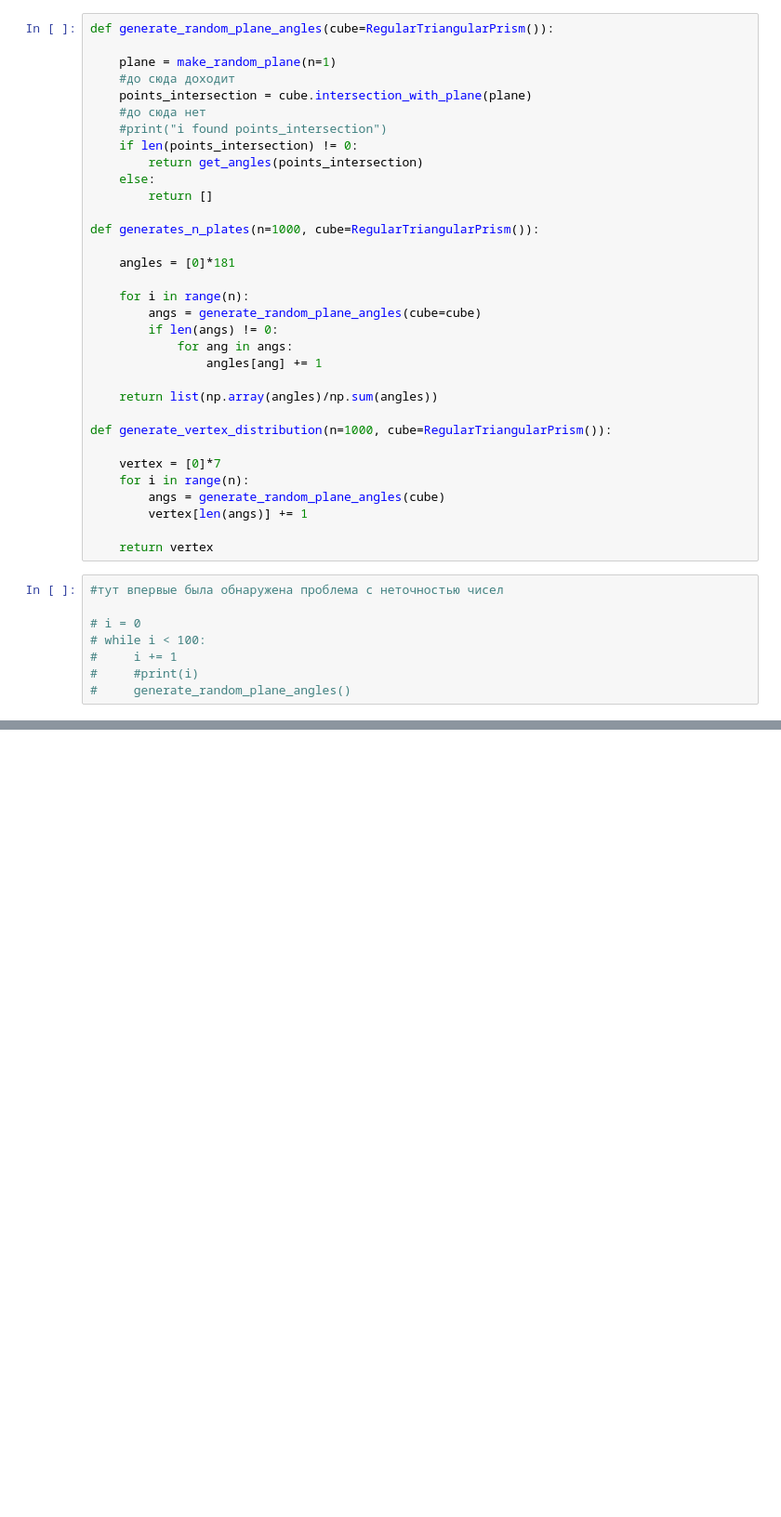
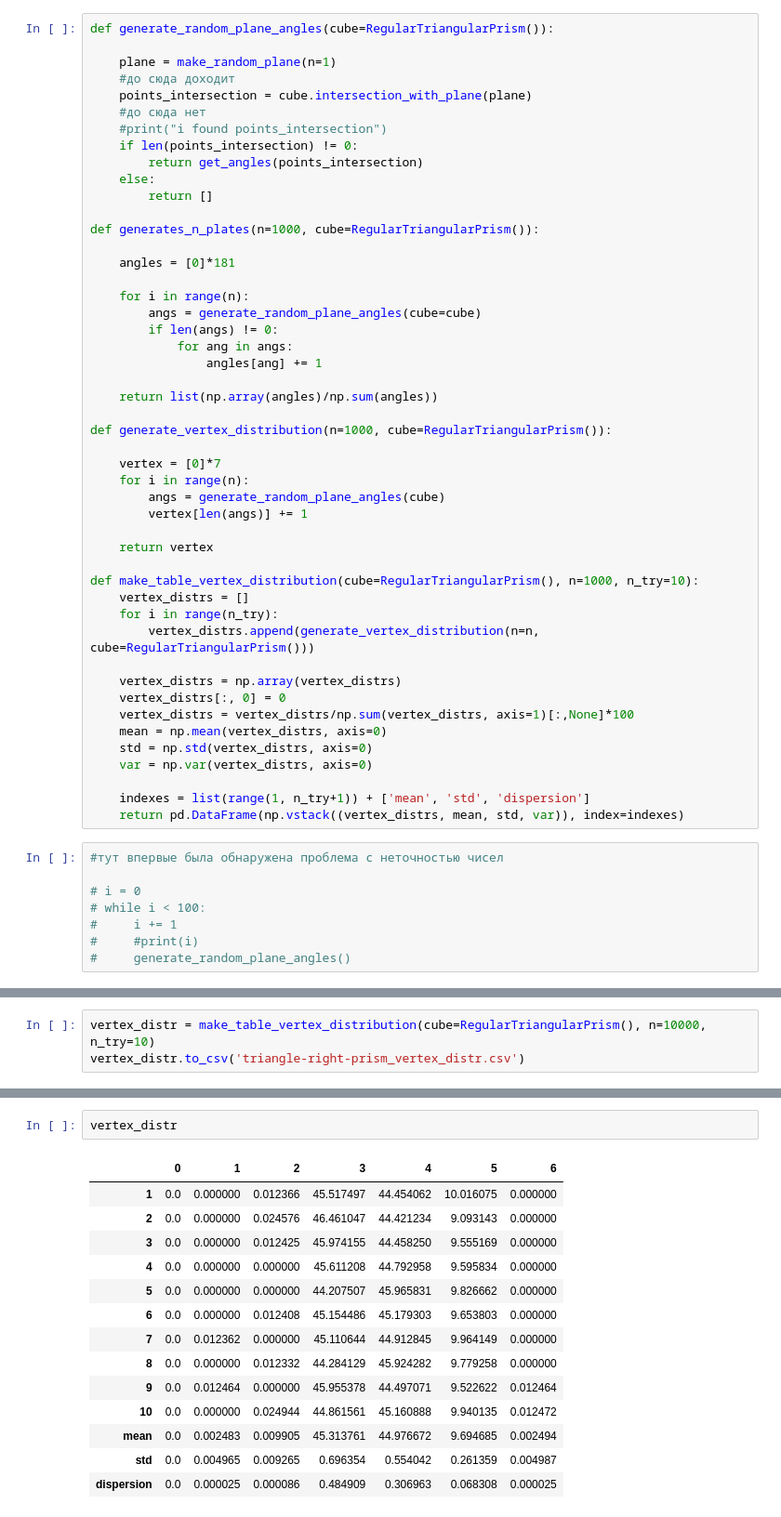
Before and after one commit to lizaconst/analytic-geometry, a Jupyter notebook: 6-triangle-right-prism.ipynb, the cells around one changed output, grey strips where cells are left out. Shown: that part at 93% size. Cells and saved outputs as stored; diff of their text form; blank space fills up the shorter version.

Commit message:
add make_table_vertex

```diff
--- a/6-triangle-right-prism.ipynb
+++ b/6-triangle-right-prism.ipynb
@@ -337,6 +318,21 @@ def generate_vertex_distribution(n=1000, cube=RegularTriangularPrism()):
         vertex[len(angs)] += 1
 
     return vertex
+
+def make_table_vertex_distribution(cube=RegularTriangularPrism(), n=1000, n_try=10):
+    vertex_distrs = []
+    for i in range(n_try):
+        vertex_distrs.append(generate_vertex_distribution(n=n, cube=RegularTriangularPrism()))
+
+    vertex_distrs = np.array(vertex_distrs)
+    vertex_distrs[:, 0] = 0
+    vertex_distrs = vertex_distrs/np.sum(vertex_distrs, axis=1)[:,None]*100
+    mean = np.mean(vertex_distrs, axis=0)
+    std = np.std(vertex_distrs, axis=0)
+    var = np.var(vertex_distrs, axis=0)
+
+    indexes = list(range(1, n_try+1)) + ['mean', 'std', 'dispersion']
+    return pd.DataFrame(np.vstack((vertex_distrs, mean, std, var)), index=indexes)
 # %%
 #тут впервые была обнаружена проблема с неточностью чисел
 
@@ -372,0 +373,3 @@ Wall time: 1min 36s
+# %%
+vertex_distr = make_table_vertex_distribution(cube=RegularTriangularPrism(), n=10000, n_try=10)
+vertex_distr.to_csv('triangle-right-prism_vertex_distr.csv')
@@ -372,0 +386,17 @@ Wall time: 1min 36s
+# %%
+vertex_distr
+# %% [output]
+|  | 0 | 1 | 2 | 3 | 4 | 5 | 6 |
+| 1 | 0.0 | 0.000000 | 0.012366 | 45.517497 | 44.454062 | 10.016075 | 0.000000 |
+| 2 | 0.0 | 0.000000 | 0.024576 | 46.461047 | 44.421234 | 9.093143 | 0.000000 |
+| 3 | 0.0 | 0.000000 | 0.012425 | 45.974155 | 44.458250 | 9.555169 | 0.000000 |
+| 4 | 0.0 | 0.000000 | 0.000000 | 45.611208 | 44.792958 | 9.595834 | 0.000000 |
+| 5 | 0.0 | 0.000000 | 0.000000 | 44.207507 | 45.965831 | 9.826662 | 0.000000 |
+| 6 | 0.0 | 0.000000 | 0.012408 | 45.154486 | 45.179303 | 9.653803 | 0.000000 |
+| 7 | 0.0 | 0.012362 | 0.000000 | 45.110644 | 44.912845 | 9.964149 | 0.000000 |
+| 8 | 0.0 | 0.000000 | 0.012332 | 44.284129 | 45.924282 | 9.779258 | 0.000000 |
+| 9 | 0.0 | 0.012464 | 0.000000 | 45.955378 | 44.497071 | 9.522622 | 0.012464 |
+| 10 | 0.0 | 0.000000 | 0.024944 | 44.861561 | 45.160888 | 9.940135 | 0.012472 |
+| mean | 0.0 | 0.002483 | 0.009905 | 45.313761 | 44.976672 | 9.694685 | 0.002494 |
+| std | 0.0 | 0.004965 | 0.009265 | 0.696354 | 0.554042 | 0.261359 | 0.004987 |
+| dispersion | 0.0 | 0.000025 | 0.000086 | 0.484909 | 0.306963 | 0.068308 | 0.000025 |
```
Also changed, not shown: parts of 3 cells of this notebook, 15 other files.
